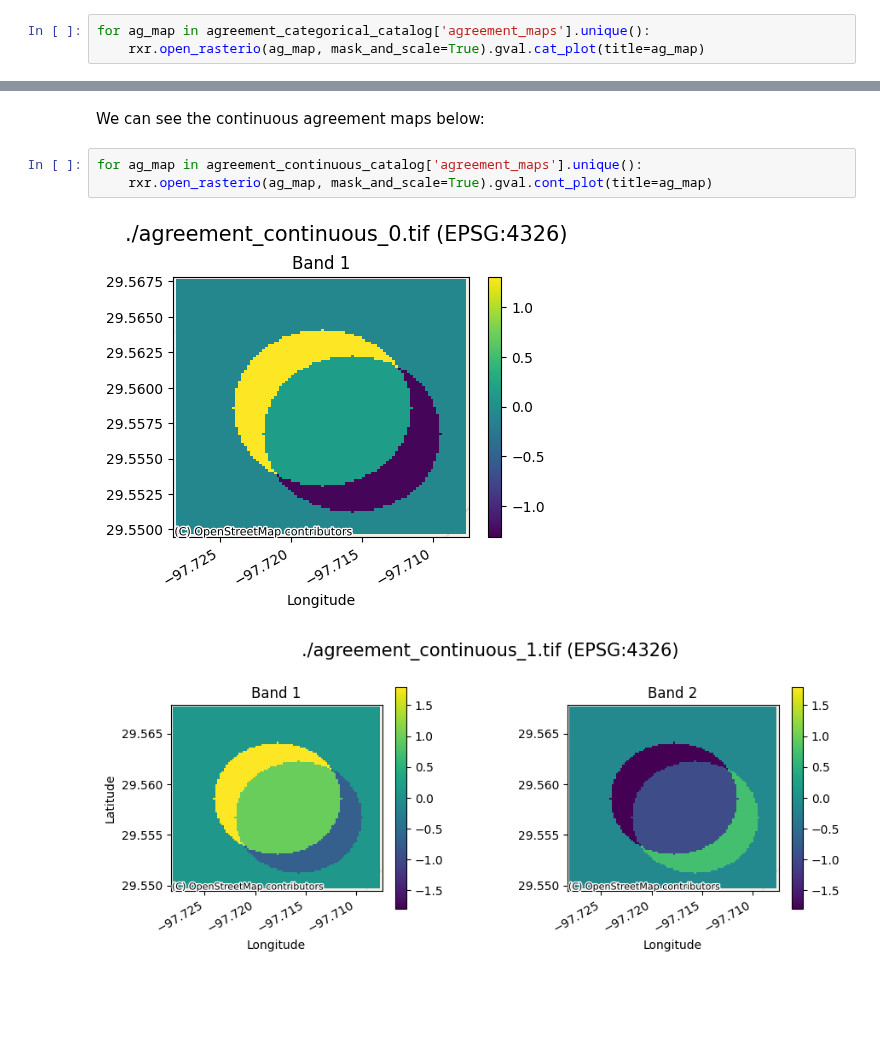
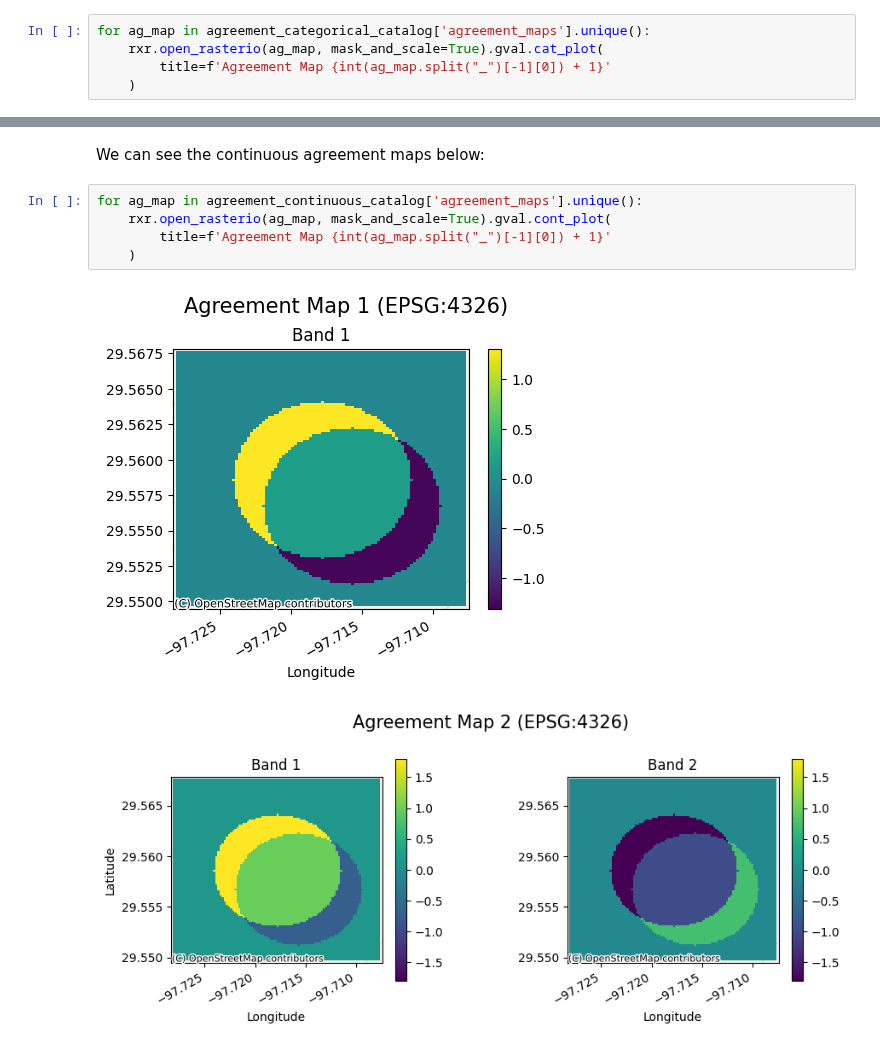
Before and after one commit to NOAA-OWP/gval, a Jupyter notebook: docs/sphinx/SphinxCatalogTutorial.ipynb, the cells around one changed output, grey strips where cells are left out. Cells and saved outputs as stored; diff of their text form; blank space fills up the shorter version.

```diff
--- a/docs/sphinx/SphinxCatalogTutorial.ipynb
+++ b/docs/sphinx/SphinxCatalogTutorial.ipynb
@@ -92,5 +92,7 @@ agreement_categorical_catalog.transpose()
 We can see the agreement maps below (and why the metrics are similar as the datasets were essentially equivalent):
 # %%
 for ag_map in agreement_categorical_catalog['agreement_maps'].unique():
-    rxr.open_rasterio(ag_map, mask_and_scale=True).gval.cat_plot(title=ag_map)
+    rxr.open_rasterio(ag_map, mask_and_scale=True).gval.cat_plot(
+        title=f'Agreement Map {int(ag_map.split("_")[-1][0]) + 1}'
+    )
 # %% [output]
@@ -153,7 +155,9 @@ agreement_continuous_catalog.transpose()
 We can see the continuous agreement maps below:
 # %%
 for ag_map in agreement_continuous_catalog['agreement_maps'].unique():
-    rxr.open_rasterio(ag_map, mask_and_scale=True).gval.cont_plot(title=ag_map)
+    rxr.open_rasterio(ag_map, mask_and_scale=True).gval.cont_plot(
+        title=f'Agreement Map {int(ag_map.split("_")[-1][0]) + 1}'
+    )
 # %% [output]
-[figure, old version]
+[figure, new version]
-[figure, old version]
+[figure, new version]
```
Also changed, not shown: parts of 2 cells of this notebook, 17 other files.
